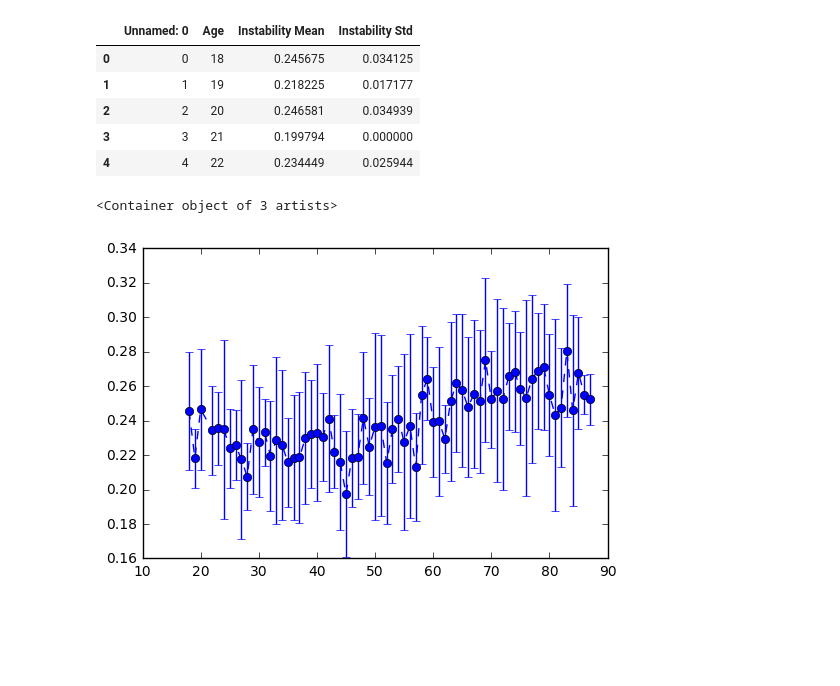
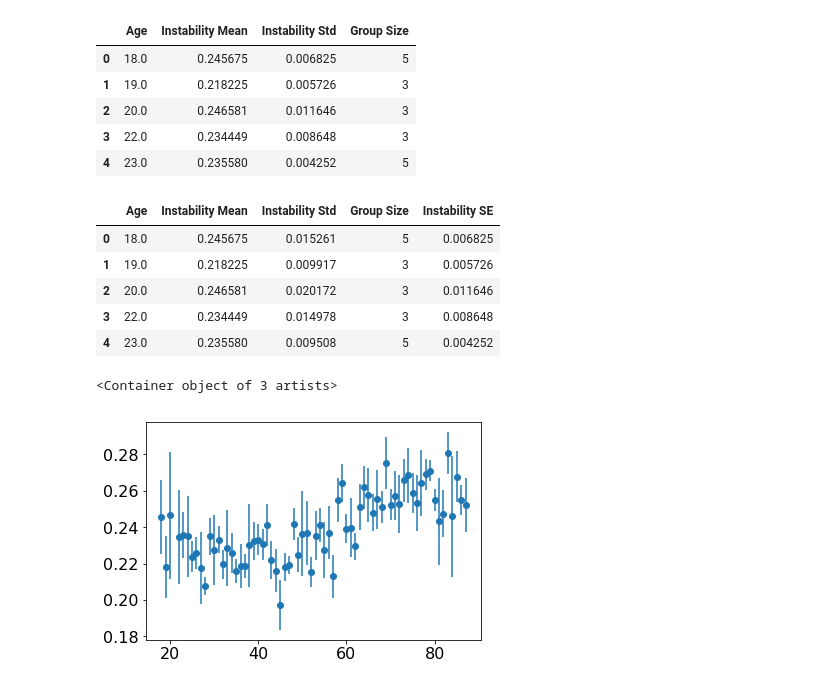
Before and after one commit to hstrey/fMRI-analysis, a Jupyter notebook: Instability.ipynb, the cells around one changed output. Saved outputs shown, nothing was run; the diff lists cells and outputs as text; code cells hidden in the pictures; blank space fills up the shorter version.

Commit message:
made some nicer figures

```diff
--- a/Instability.ipynb
+++ b/Instability.ipynb
@@ -7,10 +1,28 @@ import pandas as pd
+# %%
+%matplotlib inline
+import numpy as np
+import matplotlib.pylab as plt
+import lmfit as lm
+import pandas as pd
+
+SMALL_SIZE = 16
+MEDIUM_SIZE = 18
+BIGGER_SIZE = 20
+
+plt.rc('font', size=SMALL_SIZE)          # controls default text sizes
+plt.rc('axes', titlesize=SMALL_SIZE)     # fontsize of the axes title
+plt.rc('axes', labelsize=MEDIUM_SIZE)    # fontsize of the x and y labels
+plt.rc('xtick', labelsize=SMALL_SIZE)    # fontsize of the tick labels
+plt.rc('ytick', labelsize=SMALL_SIZE)    # fontsize of the tick labels
+plt.rc('legend', fontsize=SMALL_SIZE)    # legend fontsize
+plt.rc('figure', titlesize=BIGGER_SIZE)  # fontsize of the figure title
 # %%
-instability = pd.read_csv("Instability.csv")
+instability = pd.read_csv("For_Helmut/For_Helmut_1.csv")
 instability[:5]
 # %% [output]
-|  | Unnamed: 0 | Age | Instability Mean | Instability Std |
-| 0 | 0 | 18 | 0.245675 | 0.034125 |
-| 1 | 1 | 19 | 0.218225 | 0.017177 |
-| 2 | 2 | 20 | 0.246581 | 0.034939 |
-| 3 | 3 | 21 | 0.199794 | 0.000000 |
-| 4 | 4 | 22 | 0.234449 | 0.025944 |
+|  | Age | Instability Mean | Instability Std | Group Size |
+| 0 | 18.0 | 0.245675 | 0.006825 | 5 |
+| 1 | 19.0 | 0.218225 | 0.005726 | 3 |
+| 2 | 20.0 | 0.246581 | 0.011646 | 3 |
+| 3 | 22.0 | 0.234449 | 0.008648 | 3 |
+| 4 | 23.0 | 0.235580 | 0.004252 | 5 |
@@ -19,11 +29,22 @@ instability_clean = instability[instability["Instability Std"]>0]
+# %%
+instability["Instability SE"] = instability["Instability Std"]
+instability["Instability Std"] = instability["Instability Std"]*np.sqrt(instability["Group Size"])
+instability[:5]
+# %% [output]
+|  | Age | Instability Mean | Instability Std | Group Size | Instability SE |
+| 0 | 18.0 | 0.245675 | 0.015261 | 5 | 0.006825 |
+| 1 | 19.0 | 0.218225 | 0.009917 | 3 | 0.005726 |
+| 2 | 20.0 | 0.246581 | 0.020172 | 3 | 0.011646 |
+| 3 | 22.0 | 0.234449 | 0.014978 | 3 | 0.008648 |
+| 4 | 23.0 | 0.235580 | 0.009508 | 5 | 0.004252 |
 # %%
-plt.errorbar(instability_clean["Age"],
-             instability_clean["Instability Mean"],
-             yerr=instability_clean["Instability Std"],
-             fmt="--o")
+plt.errorbar(instability["Age"],
+             instability["Instability Mean"],
+             yerr=3*instability["Instability SE"],
+             fmt="o")
 # %% [output]
 <Container object of 3 artists>
-[figure, old version]
+[figure, new version]
 # %%
 def sigmoid(x,off,ampl,switchpoint,width):
     return off + ampl/(1+np.exp(-(x-switchpoint)/width))
```
Also changed, not shown: parts of 6 cells of this notebook, 11 other files.
